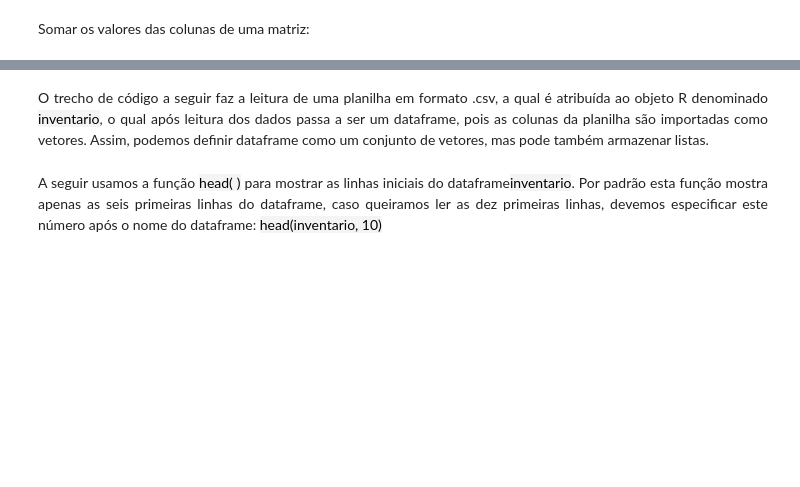
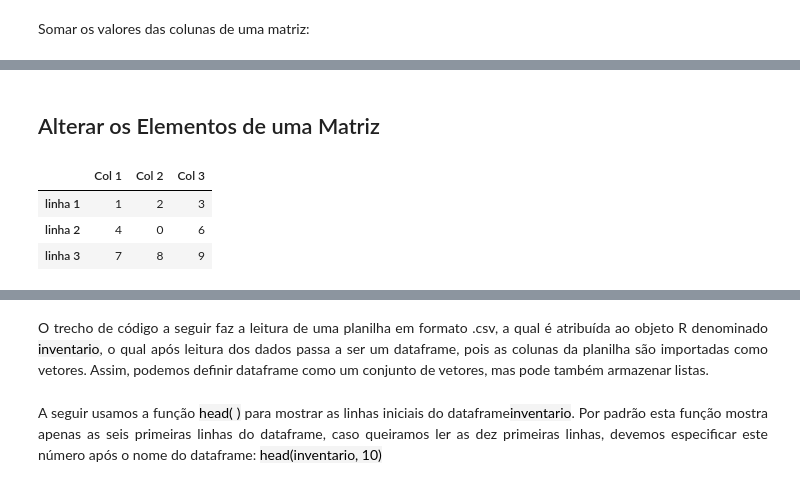
Before and after one commit to robson-cruz/Introducao_Analise_Dados_R, a Jupyter notebook: Modulo_1_Introducao_Linguagem_R.ipynb, the cells around one changed output, grey strips where cells are left out. Cells and saved outputs as stored; diff of their text form; code cells hidden in the pictures; blank space fills up the shorter version.

```diff
--- a/Modulo_1_Introducao_Linguagem_R.ipynb
+++ b/Modulo_1_Introducao_Linguagem_R.ipynb
@@ -528,0 +565,11 @@ sapply(lista, mean)
+# %% [markdown]
+## Alterar os Elementos de uma Matriz
+# %%
+# alterar o elemento da linha 2 coluna 2, número 5, para 0
+matriz[2, 2] <- 0
+matriz
+# %% [output]
+|  | Col 1 | Col 2 | Col 3 |
+| linha 1 | 1 | 2 | 3 |
+| linha 2 | 4 | 0 | 6 |
+| linha 3 | 7 | 8 | 9 |
```
Also changed, not shown: parts of 88 cells of this notebook.
